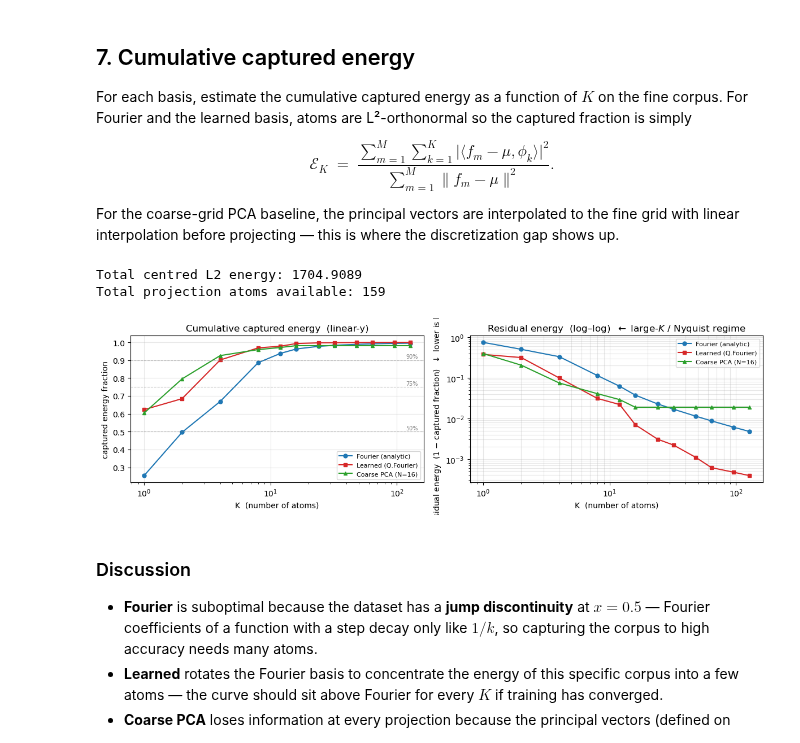
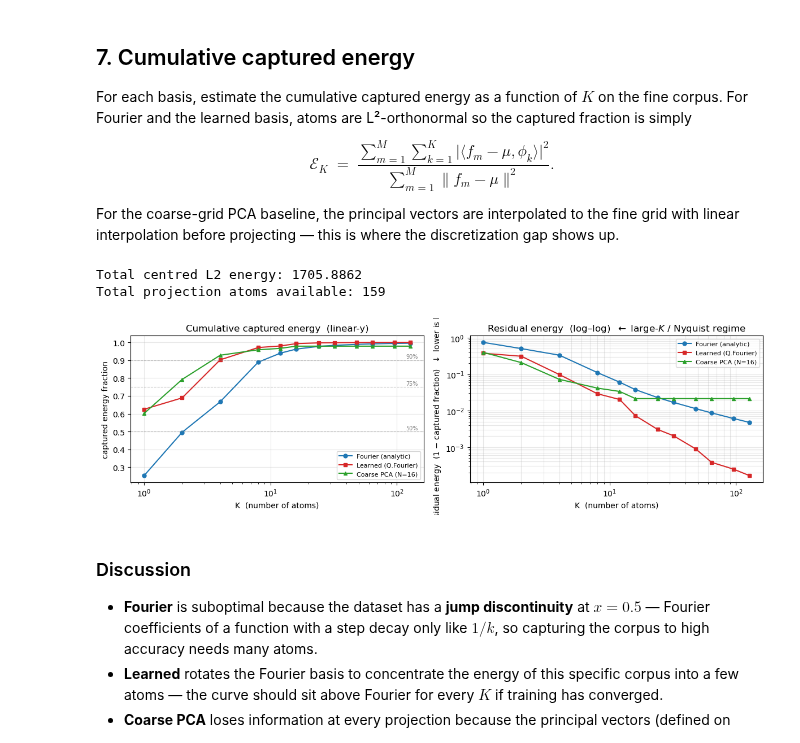
Before and after one commit to HamidrezaKmK/Learning-ONBs, a Jupyter notebook: notebooks/fpca_1d.ipynb, the cells around one changed output. Drawn from its saved outputs; the diff is of its cells as text; code cells hidden in the pictures.

```diff
--- a/notebooks/fpca_1d.ipynb
+++ b/notebooks/fpca_1d.ipynb
@@ -386,7 +387,7 @@ atoms_L_max = atoms_L_max.squeeze(-1)
 
 K_PCA_MAX  = Vh.shape[0]
 pcs_raw    = np.stack([np.interp(xf_np, xc_np, Vh[k].cpu().numpy()) for k in range(K_PCA_MAX)])
-atoms_PCA_max = torch.from_numpy(pcs_raw).float().to(device)
+atoms_PCA_max = torch.from_numpy(pcs_raw).double().to(device)
 atoms_PCA_max = atoms_PCA_max / (
     (atoms_PCA_max ** 2).sum(dim=1, keepdim=True) / N_RECON
 ).sqrt().clamp(min=1e-12)
@@ -527,41 +528,41 @@ pcs_fine = np.stack(
     [np.interp(xf_np, xc_np, Vh[k].cpu().numpy()) for k in range(n_pcs)], axis=0,
 )  # (n_pcs, N_FINE)
 # Re-normalize each interpolated PC to unit L2 norm on the fine grid.
-pcs_fine_t = torch.from_numpy(pcs_fine).float().to(device)              # (n_pcs, N_FINE)
+pcs_fine_t = torch.from_numpy(pcs_fine).double().to(device)              # (n_pcs, N_FINE)
 pcs_norm_l2 = ((pcs_fine_t ** 2).sum(dim=1) / N).sqrt().clamp(min=1e-12)
 pcs_fine_t = pcs_fine_t / pcs_norm_l2.unsqueeze(-1)
 atoms_PCA = pcs_fine_t.unsqueeze(-1)                                    # (n_pcs, N_FINE, 1)
 # Use the coarse mean (also linear-interpolated) for centering - captures the
 # real discretization gap (training corpus has the wrong mean too).
-mu_coarse_fine = torch.from_numpy(np.interp(xf_np, xc_np, mean_coarse.numpy())).float()
+mu_coarse_fine = torch.from_numpy(np.interp(xf_np, xc_np, mean_coarse.numpy())).double()
 corpus_for_pca = (corpus_fine.squeeze(-1) - mu_coarse_fine.unsqueeze(0))
 corpus_for_pca = corpus_for_pca.unsqueeze(-1).to(device)                # (M, N_FINE, 1)
 cum_PCA_unc    = captured_curve(atoms_PCA, corpus_for_pca)
 
 # Captured fraction relative to total centred energy.
 ks_avail = list(range(1, indices_proj.shape[0] + 1))
 ks_pcs   = list(range(1, n_pcs + 1))
 def at_k(cum, K, ks):
     K_eff = min(K, ks[-1])
     return cum[K_eff - 1]
 
 frac_F   = [at_k(cum_F,       K, ks_avail) / total_energy for K in K_LIST]
 frac_L   = [at_k(cum_L,       K, ks_avail) / total_energy for K in K_LIST]
 frac_PCA = [at_k(cum_PCA_unc, K, ks_pcs)   / total_energy for K in K_LIST]
 
 fig, _ = plot_spectral_compactness(
     [
         dict(label="Fourier (analytic)",         xs=K_LIST, mean=frac_F,   color="C0", marker='o'),
         dict(label="Learned (Q.Fourier)",        xs=K_LIST, mean=frac_L,   color="C3", marker='s'),
         dict(label=f"Coarse PCA (N={N_COARSE})", xs=K_LIST, mean=frac_PCA, color="C2", marker='^'),
     ],
     xlabel="K  (number of atoms)",
 )
 plt.tight_layout(); plt.show()
 # %% [output]
-Total centred L2 energy: 1704.9089
+Total centred L2 energy: 1705.8862
 Total projection atoms available: 159
-[figure, old version]
+[figure, new version]
 # %% [markdown]
 ### Discussion
 
```
Also changed, not shown: parts of 8 cells of this notebook, 2 other files.
